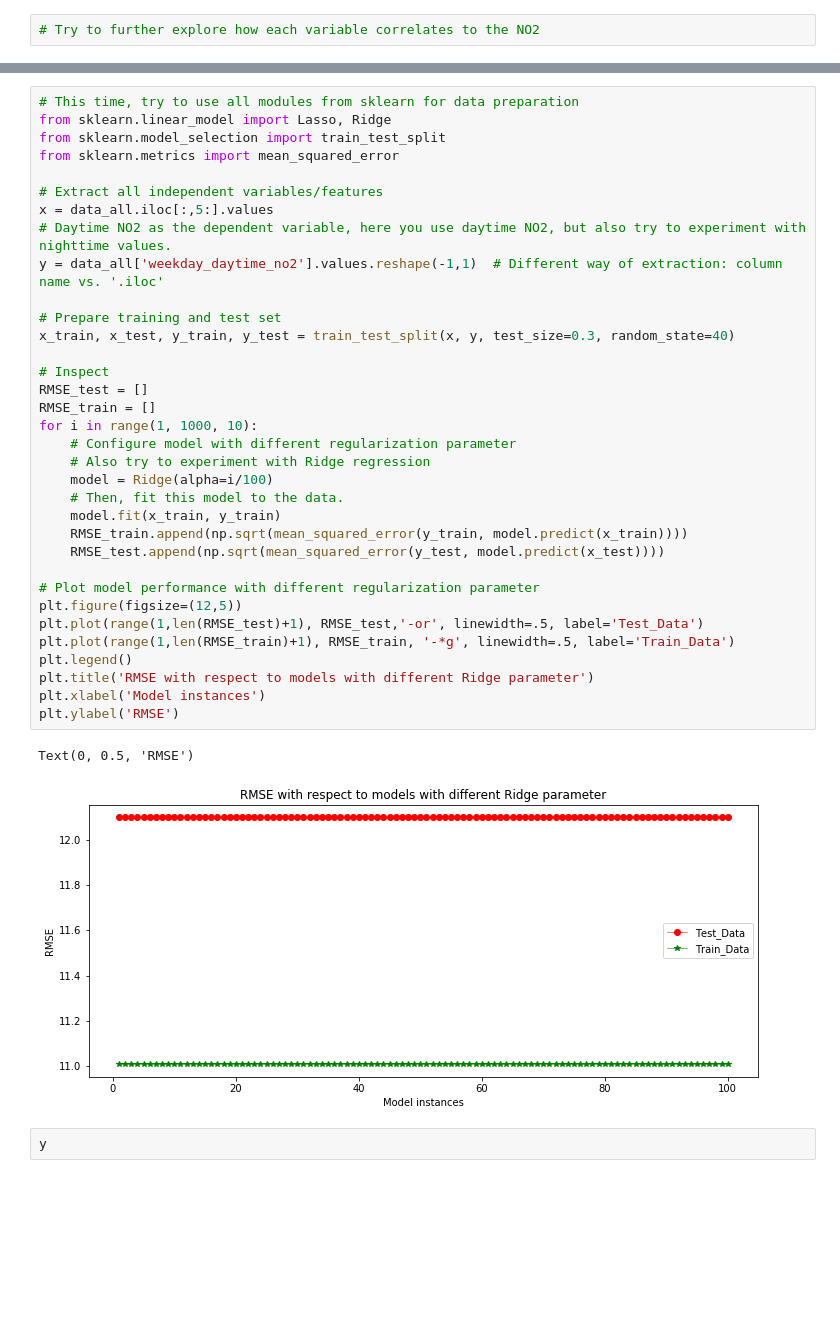
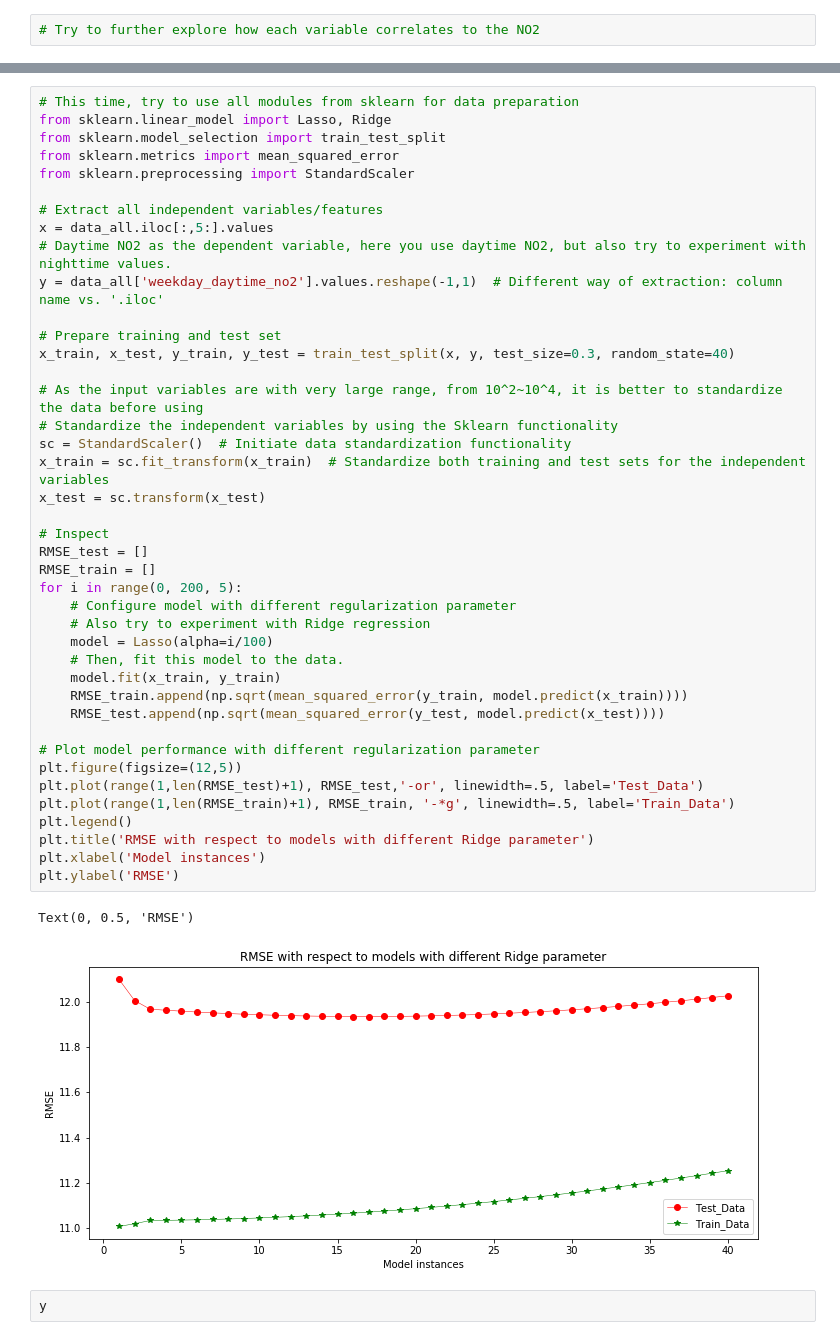
Before and after one commit to jonwangio/uu_ml, a Jupyter notebook: 5_regression_airPollution.ipynb, the cells around one changed output, grey strips where cells are left out. Cells and saved outputs as stored; diff of their text form; blank space fills up the shorter version.

```diff
--- a/5_regression_airPollution.ipynb
+++ b/5_regression_airPollution.ipynb
@@ -179,38 +181,45 @@ Recall linear regression examples in section 1. Please implement **regression**
 from sklearn.linear_model import Lasso, Ridge
 from sklearn.model_selection import train_test_split
 from sklearn.metrics import mean_squared_error
+from sklearn.preprocessing import StandardScaler
 
 # Extract all independent variables/features
 x = data_all.iloc[:,5:].values
 # Daytime NO2 as the dependent variable, here you use daytime NO2, but also try to experiment with nighttime values.
 y = data_all['weekday_daytime_no2'].values.reshape(-1,1)  # Different way of extraction: column name vs. '.iloc'
 
 # Prepare training and test set
 x_train, x_test, y_train, y_test = train_test_split(x, y, test_size=0.3, random_state=40)
 
+# As the input variables are with very large range, from 10^2~10^4, it is better to standardize the data before using
+# Standardize the independent variables by using the Sklearn functionality
+sc = StandardScaler()  # Initiate data standardization functionality
+x_train = sc.fit_transform(x_train)  # Standardize both training and test sets for the independent variables
+x_test = sc.transform(x_test)
+
 # Inspect
 RMSE_test = []
 RMSE_train = []
-for i in range(1, 1000, 10):
+for i in range(0, 200, 5):
     # Configure model with different regularization parameter
     # Also try to experiment with Ridge regression
-    model = Ridge(alpha=i/100)
+    model = Lasso(alpha=i/100)
     # Then, fit this model to the data.
     model.fit(x_train, y_train)
     RMSE_train.append(np.sqrt(mean_squared_error(y_train, model.predict(x_train))))
     RMSE_test.append(np.sqrt(mean_squared_error(y_test, model.predict(x_test))))
 
 # Plot model performance with different regularization parameter
 plt.figure(figsize=(12,5))
 plt.plot(range(1,len(RMSE_test)+1), RMSE_test,'-or', linewidth=.5, label='Test_Data')
 plt.plot(range(1,len(RMSE_train)+1), RMSE_train, '-*g', linewidth=.5, label='Train_Data')
 plt.legend()
 plt.title('RMSE with respect to models with different Ridge parameter')
 plt.xlabel('Model instances')
 plt.ylabel('RMSE')
 # %% [output]
 Text(0, 0.5, 'RMSE')
-[figure, old version]
+[figure, new version]
 # %%
 y
 # %% [output]
```
Also changed, not shown: parts of 8 cells of this notebook.
